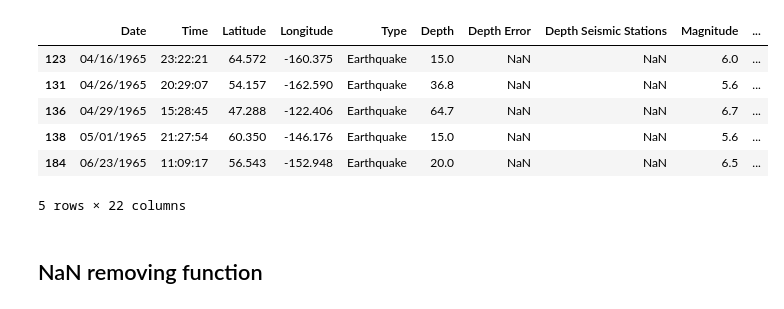
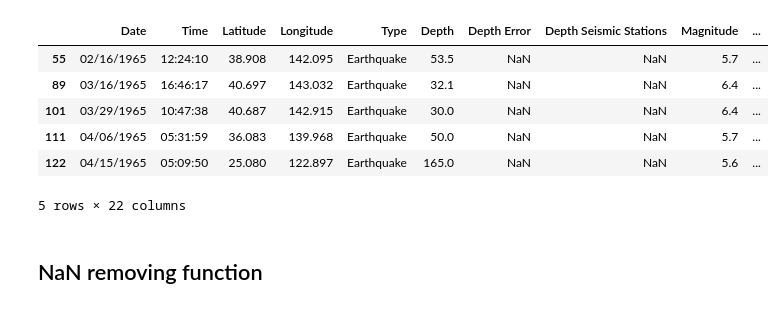
Before and after one commit to Manish-Chhetr/NaturalDisasters, a Jupyter notebook: notebooks/sample_testing.ipynb, the cells around one changed output. Saved outputs shown, nothing was run; the diff lists cells and outputs as text; code cells hidden in the pictures.

```diff
--- a/notebooks/sample_testing.ipynb
+++ b/notebooks/sample_testing.ipynb
@@ -18,16 +18,16 @@ warnings.filterwarnings("ignore")
 main_df = pd.read_csv('eq_database_place.csv')
 dummy_eq = main_df.copy()
 # %%
-dummy_df = dummy_eq[dummy_eq['Place'].str.contains('US')]
+dummy_df = dummy_eq[dummy_eq['Place'].str.contains('JP')]
 # dummy_df = dummy_df.reindex(np.random.permutation(dummy_df.index))
 dummy_df.head()
 # %% [output]
 |  | Date | Time | Latitude | Longitude | Type | Depth | Depth Error | Depth Seismic Stations | Magnitude | ... |
-| 123 | 04/16/1965 | 23:22:21 | 64.572 | -160.375 | Earthquake | 15.0 | NaN | NaN | 6.0 | ... |
-| 131 | 04/26/1965 | 20:29:07 | 54.157 | -162.590 | Earthquake | 36.8 | NaN | NaN | 5.6 | ... |
-| 136 | 04/29/1965 | 15:28:45 | 47.288 | -122.406 | Earthquake | 64.7 | NaN | NaN | 6.7 | ... |
-| 138 | 05/01/1965 | 21:27:54 | 60.350 | -146.176 | Earthquake | 15.0 | NaN | NaN | 5.6 | ... |
-| 184 | 06/23/1965 | 11:09:17 | 56.543 | -152.948 | Earthquake | 20.0 | NaN | NaN | 6.5 | ... |
+| 55 | 02/16/1965 | 12:24:10 | 38.908 | 142.095 | Earthquake | 53.5 | NaN | NaN | 5.7 | ... |
+| 89 | 03/16/1965 | 16:46:17 | 40.697 | 143.032 | Earthquake | 32.1 | NaN | NaN | 6.4 | ... |
+| 101 | 03/29/1965 | 10:47:38 | 40.687 | 142.915 | Earthquake | 30.0 | NaN | NaN | 6.4 | ... |
+| 111 | 04/06/1965 | 05:31:59 | 36.083 | 139.968 | Earthquake | 50.0 | NaN | NaN | 5.7 | ... |
+| 122 | 04/15/1965 | 05:09:50 | 25.080 | 122.897 | Earthquake | 165.0 | NaN | NaN | 5.6 | ... |
 5 rows × 22 columns
 # %% [markdown]
 ## NaN removing function
```
Also changed, not shown: parts of 7 cells of this notebook, 4 other files.
